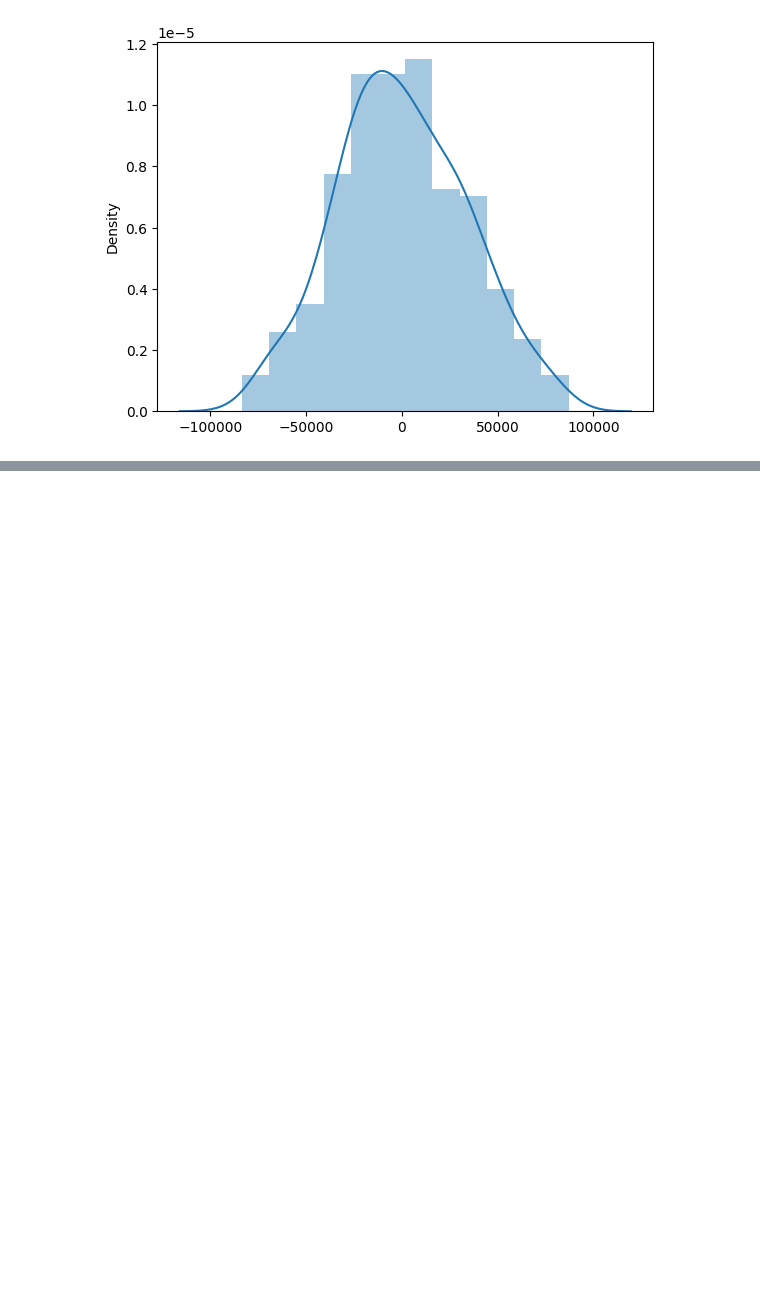
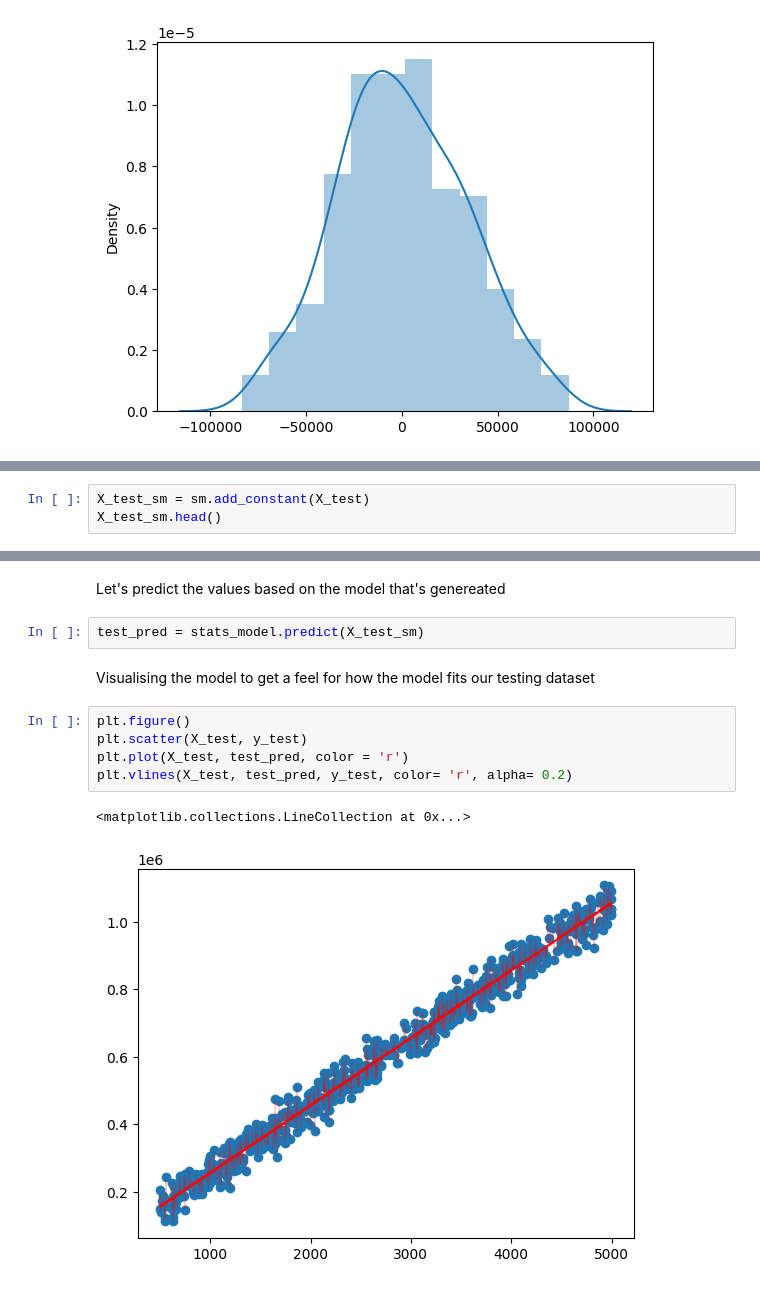
Before and after one commit to Rushank14/Models, a Jupyter notebook: notebooks/regression.ipynb, the cells around one changed output, grey strips where cells are left out. Cells and saved outputs as stored; diff of their text form; blank space fills up the shorter version.

Commit message:
Test model generation

```diff
--- a/notebooks/regression.ipynb
+++ b/notebooks/regression.ipynb
@@ -184,0 +227,3 @@ https://gist.github.com/mwaskom/de44147ed2974457ad6372750bbe5751
+# %%
+X_test_sm = sm.add_constant(X_test)
+X_test_sm.head()
@@ -184,0 +237,14 @@ https://gist.github.com/mwaskom/de44147ed2974457ad6372750bbe5751
+# %% [markdown]
+Let's predict the values based on the model that's genereated
+# %%
+test_pred = stats_model.predict(X_test_sm)
+# %% [markdown]
+Visualising the model to get a feel for how the model fits our testing dataset
+# %%
+plt.figure()
+plt.scatter(X_test, y_test)
+plt.plot(X_test, test_pred, color = 'r')
+plt.vlines(X_test, test_pred, y_test, color= 'r', alpha= 0.2)
+# %% [output]
+<matplotlib.collections.LineCollection at 0x...>
+[figure, added]
```
Also changed, not shown: parts of 15 cells of this notebook.
